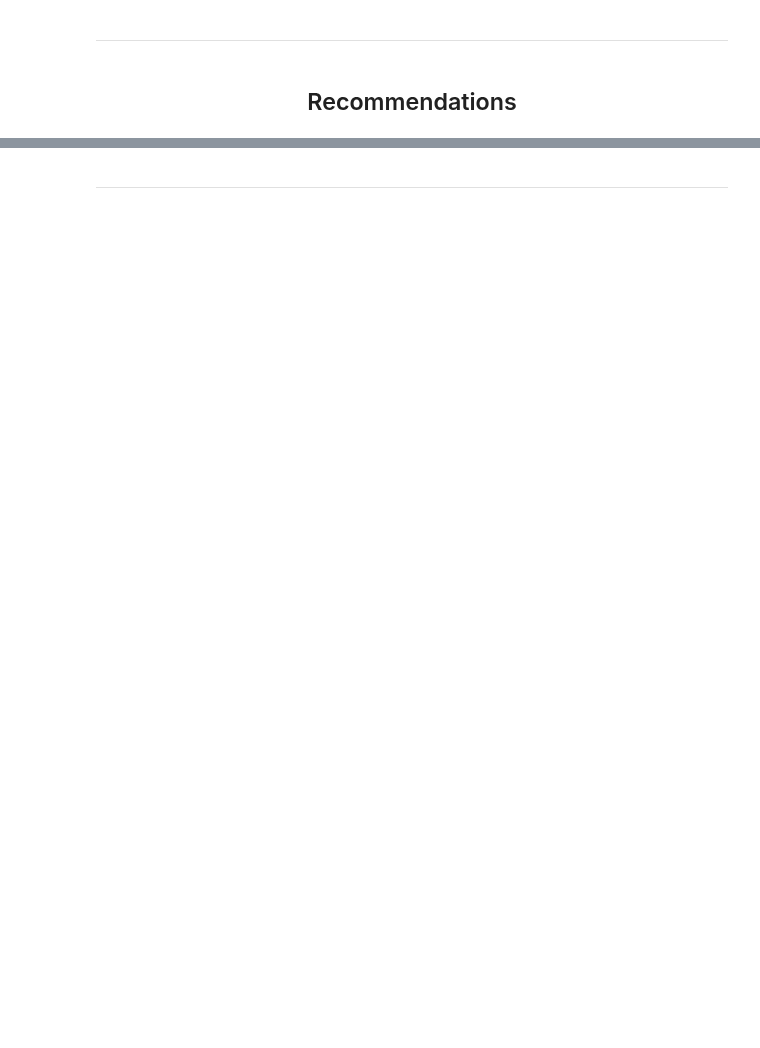
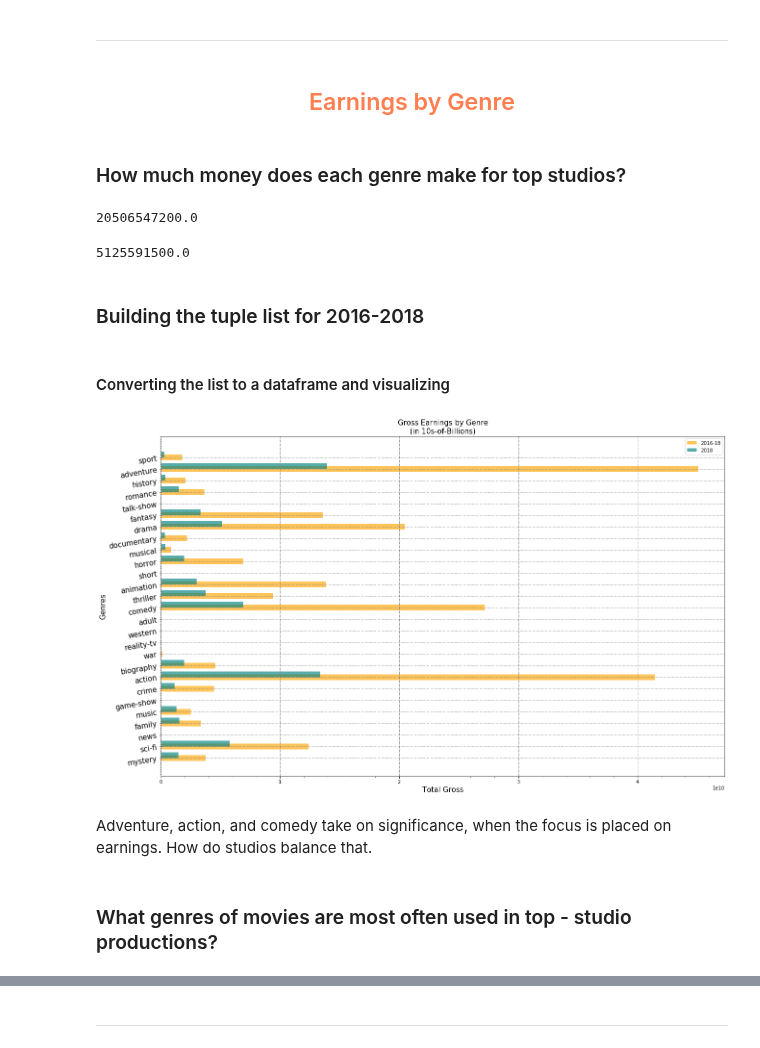
Before and after one commit to jammy-bot/dsc-mod-1-project-v2-1-online-ds-ft-120919, a Jupyter notebook: movies-q3.ipynb, the cells around one changed output, grey strips where cells are left out. Saved outputs shown, nothing was run; the diff lists cells and outputs as text; code cells hidden in the pictures; blank space fills up the shorter version.

```diff
--- a/movies-q3.ipynb
+++ b/movies-q3.ipynb
@@ -124,0 +114,3 @@ for cols in clean_imdb_title_df.columns():
+# %%
+# shortening the dataframe name
+df0 = clean_imdb_title_df
@@ -125,4 +232,67 @@ for cols in clean_imdb_title_df.columns():
 # %% [markdown]
 ***
 # %% [markdown]
-<h2 align='center'><font color='soral'>Recommendations</font></h2>
+<h2 align='center'><font color='coral'>Earnings by Genre</font></h2>
+# %% [markdown]
+### How much money does each genre make for top studios?
+# %%
+# getting the sum of `Total_gross` where `drama` is equal to 1
+jsg[jsg['drama'] == 1]['Total_gross'].sum()
+# %% [output]
+20506547200.0
+# %%
+# repeating for 2018, only
+jsg[(jsg['drama'] == 1) & (jsg['start_year'] == 2018)]['Total_gross'].sum()
+# %% [output]
+5125591500.0
+# %% [markdown]
+### Building the tuple list for 2016-2018
+# %%
+# using our list of all genre column names 'genre_names'
+# genre_names = [col for col in jsg.columns[6:]]
+
+# an equal - length list of all genre `Total_gross` sums value 1
+genre_gross = [jsg[jsg[g] == 1]['Total_gross'].sum() for g in genre_list]
+genre_gross_18 = [jsg[(jsg[g] == 1) & (jsg['start_year'] == 2018)]['Total_gross'
+                                                       ].sum() for g in genre_list]
+
+# bringing the two lists together as tuples
+genre_gross_tuples = list(zip(genre_names, genre_gross))
+genre_gross_tuples_18 = list(zip(genre_names, genre_gross_18))
+# %% [markdown]
+#### Converting the list to a dataframe and visualizing
+# %%
+# converting list of tuples to dataframe
+ggt = pd.DataFrame(genre_gross_tuples, columns = ['genre_names' , 'genre_gross'])
+ggt18 = pd.DataFrame(genre_gross_tuples_18, columns = ['genre_names' , 'genre_gross_18'])
+
+# defining axes
+x1 = ggt.genre_names
+x2 = ggt18.genre_names
+y1 = ggt.genre_gross
+y2 = ggt18.genre_gross_18
+
+# creating the figure
+plt.figure(figsize=(21, 13))
+width = 0.5       # the width of the bars
+plt.grid(b=True, which='major', color='#888888', linestyle='-.')
+plt.minorticks_on()
+plt.barh(x1, y1, width, color='orange', align='center', alpha=.65,  label = '2016-18')
+plt.barh(x2, y2, -width, color='teal', align='edge', alpha=.65,  label = '2018')
+
+plt.ylim(plt.ylim()[::-1])
+
+# defining labels
+plt.ylabel('Genres', fontsize=15)
+plt.yticks(fontsize=15, rotation=9)
+plt.xlabel('Total Gross', fontsize=15)
+plt.title(f'Gross Earnings by Genre\n(in 10s-of-Billions)', fontsize=15)
+
+plt.legend()
+plt.show()
+# %% [output]
+[figure, added]
+# %% [markdown]
+Adventure, action, and comedy take on significance, when the focus is placed on earnings. How do studios balance that.
+# %% [markdown]
+### What genres of movies are most often used in top - studio productions?
```
Also changed, not shown: parts of 35 cells of this notebook, 3 other files.
